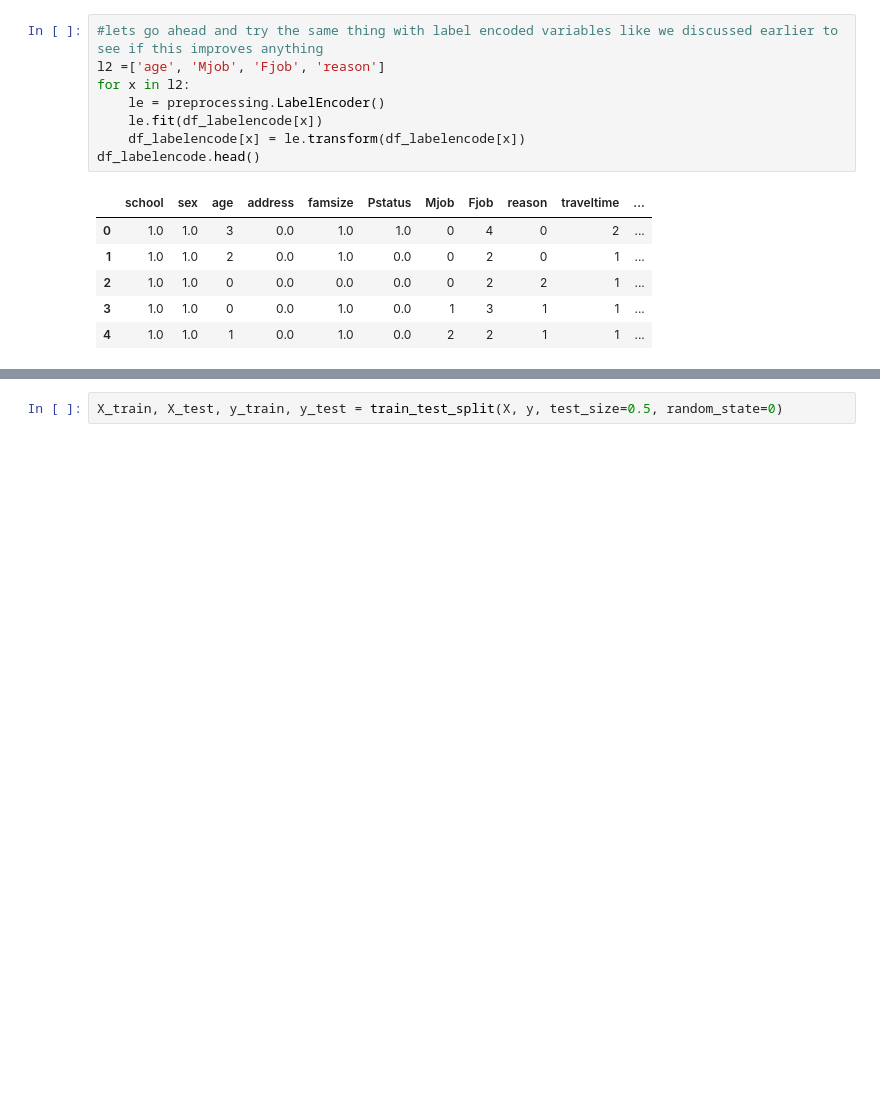
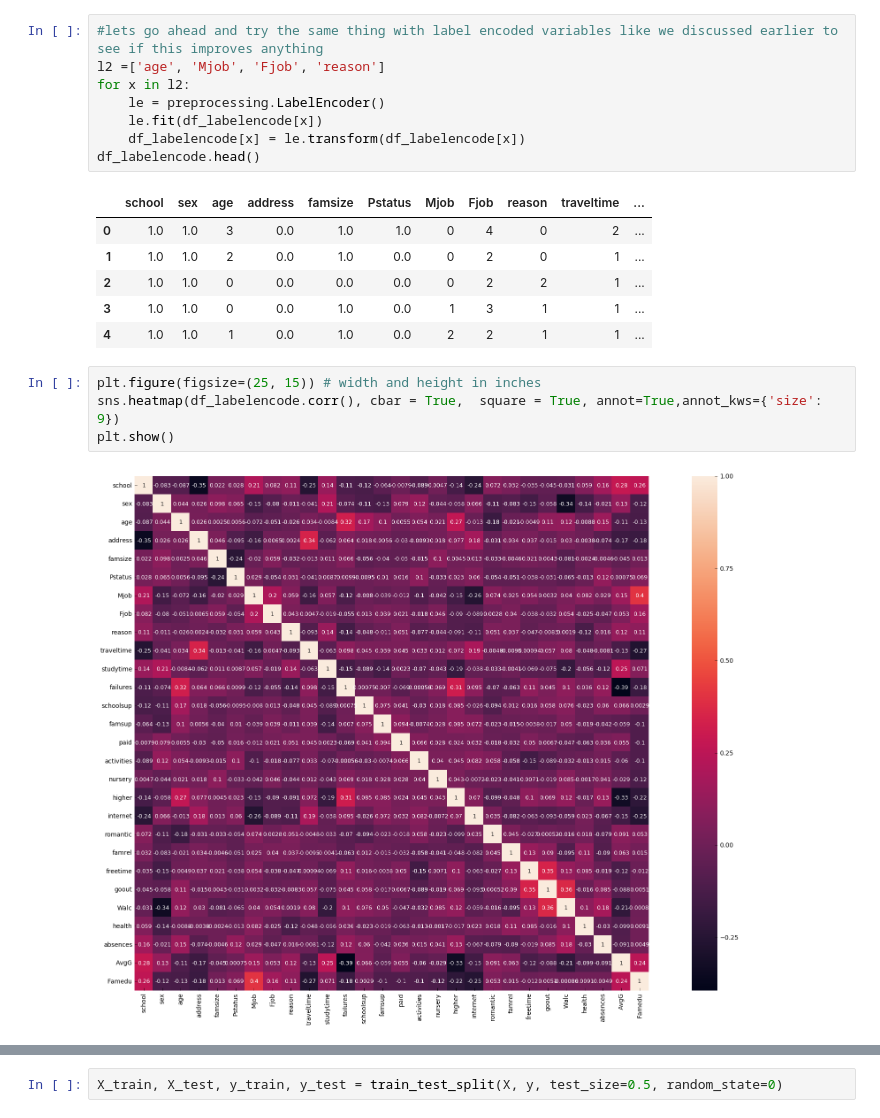
Before and after one commit to jmfrazier/Unit-3-files, a Jupyter notebook: Unit 3 capstone.ipynb, the cells around one changed output, grey strips where cells are left out. Saved outputs shown, nothing was run; the diff lists cells and outputs as text; blank space fills up the shorter version.

```diff
--- a/Unit 3 capstone.ipynb
+++ b/Unit 3 capstone.ipynb
@@ -187,6 +218,12 @@ df_labelencode.head()
 | 2 | 1.0 | 1.0 | 0 | 0.0 | 0.0 | 0.0 | 0 | 2 | 2 | 1 | ... |
 | 3 | 1.0 | 1.0 | 0 | 0.0 | 1.0 | 0.0 | 1 | 3 | 1 | 1 | ... |
 | 4 | 1.0 | 1.0 | 1 | 0.0 | 1.0 | 0.0 | 2 | 2 | 1 | 1 | ... |
+# %%
+plt.figure(figsize=(25, 15)) # width and height in inches
+sns.heatmap(df_labelencode.corr(), cbar = True,  square = True, annot=True,annot_kws={'size': 9})
+plt.show()
+# %% [output]
+[figure, added]
 # %%
 X = df_labelencode.drop('AvgG',1)
 y = df_labelencode.AvgG
```
Also changed, not shown: parts of 73 cells of this notebook.
